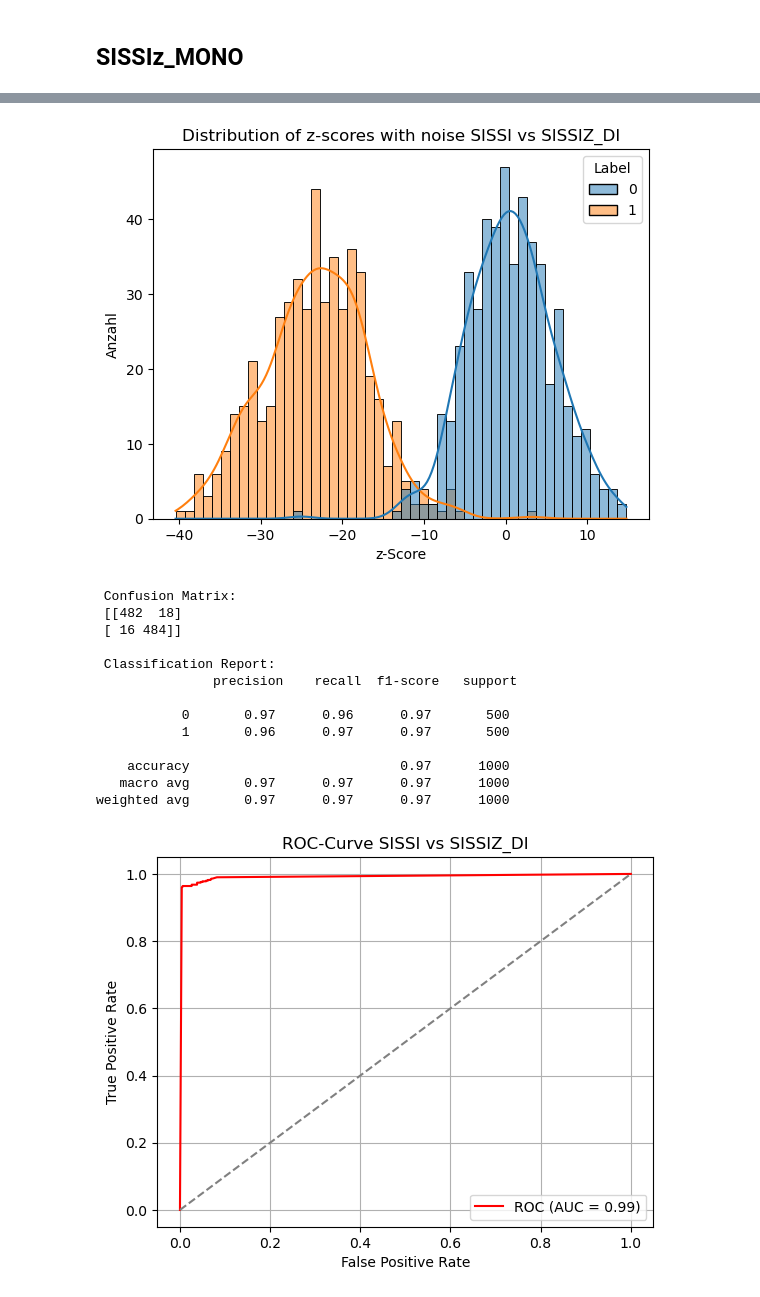
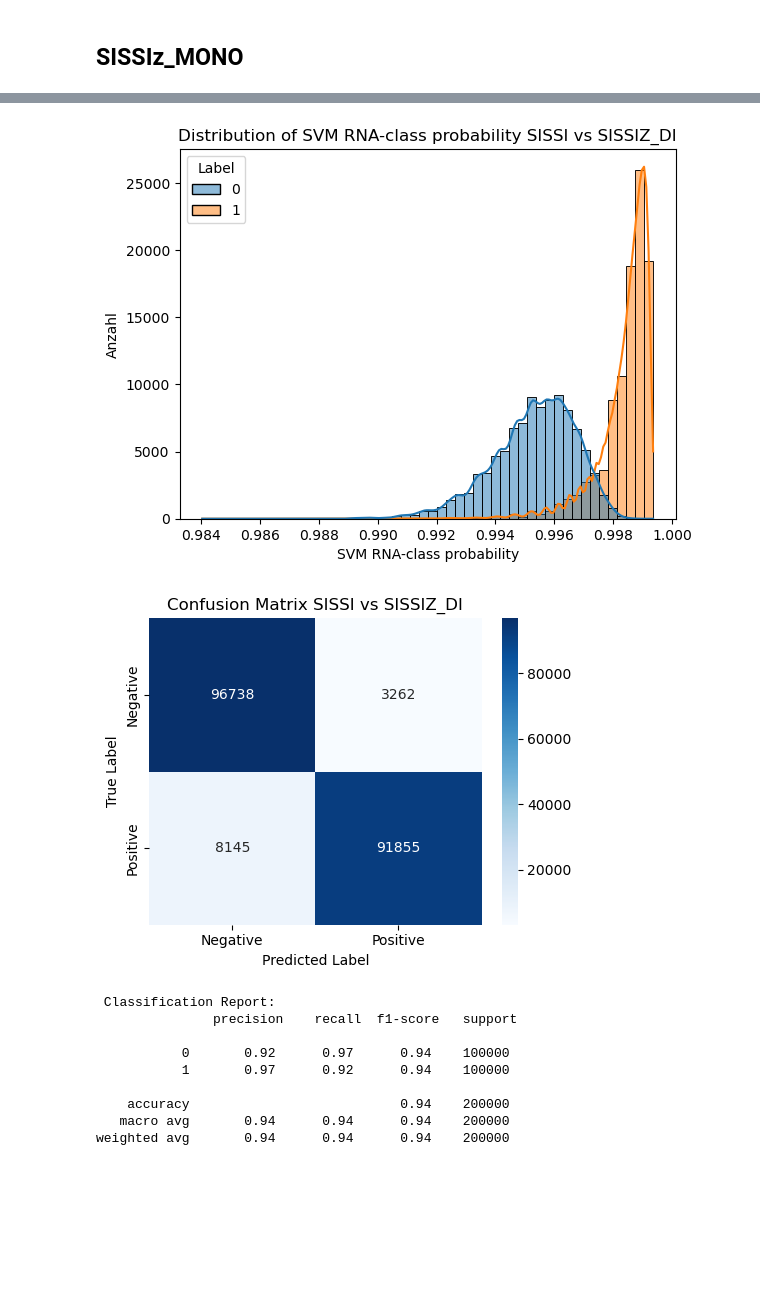
Before and after one commit to Faragas91/Masterarbeit, a Jupyter notebook: 2.Versuch/Scripts/ROC-Curve_RNAz.ipynb, the cells around one changed output, grey strips where cells are left out. Saved outputs shown, nothing was run; the diff lists cells and outputs as text; code cells hidden in the pictures; blank space fills up the shorter version.

```diff
--- a/2.Versuch/Scripts/ROC-Curve_RNAz.ipynb
+++ b/2.Versuch/Scripts/ROC-Curve_RNAz.ipynb
@@ -81,19 +100,14 @@ weighted avg       0.87      0.85      0.85      1000
-# %%
-# Beispiel mit sissi vs multiperm_di
-evaluate_classifier_with_noise(df_sissi, df_sissiz_di, title_suffix="SISSI vs SISSIZ_DI")
-# %% [output]
-[figure, removed]
- Confusion Matrix:
- [[482  18]
- [ 16 484]]
-
- Classification Report:
-               precision    recall  f1-score   support
-
-           0       0.97      0.96      0.97       500
-           1       0.96      0.97      0.97       500
-
-    accuracy                           0.97      1000
-   macro avg       0.97      0.97      0.97      1000
-weighted avg       0.97      0.97      0.97      1000
-[figure, removed]
+# %%
+evaluate_classifier(df_sissi, df_sissiz_di, title_suffix="SISSI vs SISSIZ_DI", save_path="D:/Masterarbeit/2.Versuch/Result/RNAz/")
+# %% [output]
+[figure, added]
+[figure, added]
+ Classification Report:
+               precision    recall  f1-score   support
+
+           0       0.92      0.97      0.94    100000
+           1       0.97      0.92      0.94    100000
+
+    accuracy                           0.94    200000
+   macro avg       0.94      0.94      0.94    200000
+weighted avg       0.94      0.94      0.94    200000
```
Also changed, not shown: parts of 7 cells of this notebook, 1 other file.
